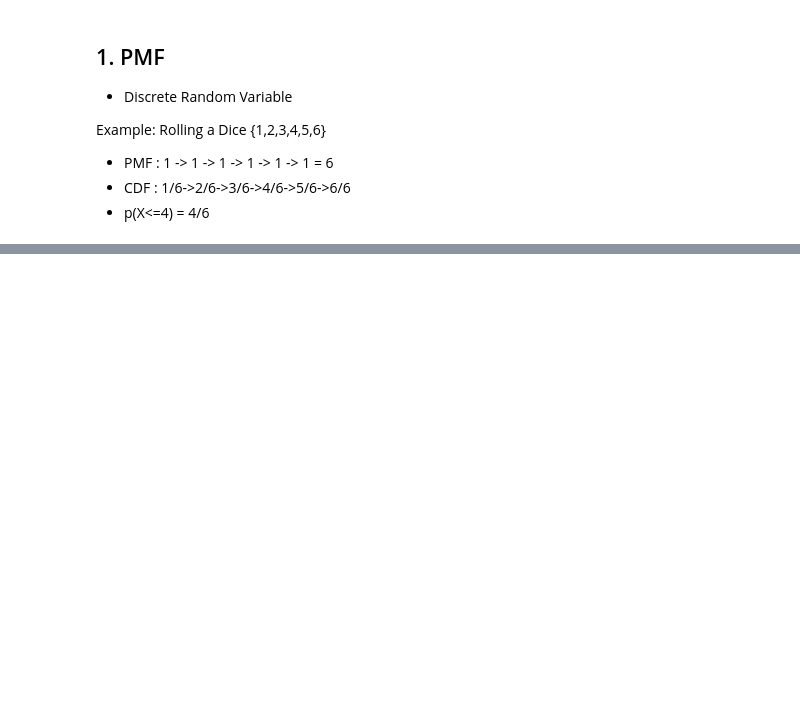
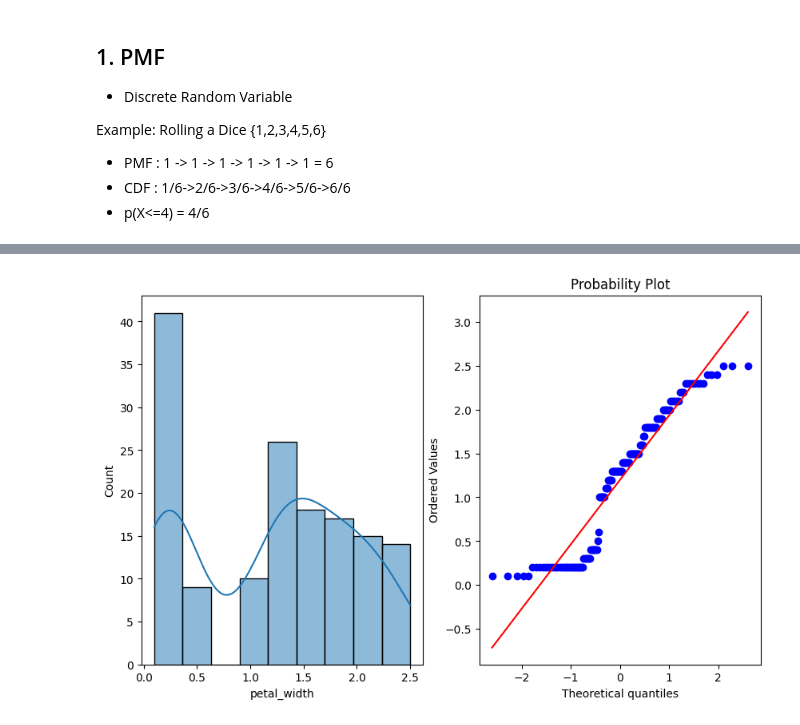
Before and after one commit to Abhijit1102/pwskills_class, a Jupyter notebook: Statistics/3. Skeness, pdf, cdf, PMF.ipynb, the cells around one changed output, grey strips where cells are left out. Cells and saved outputs as stored; diff of their text form; code cells hidden in the pictures; blank space fills up the shorter version.

```diff
--- a/Statistics/3. Skeness, pdf, cdf, PMF.ipynb
+++ b/Statistics/3. Skeness, pdf, cdf, PMF.ipynb
@@ -47,0 +126,4 @@ Example: Rolling a Dice {1,2,3,4,5,6}
+# %%
+plot_data(df,'petal_width')
+# %% [output]
+[figure, added]
```
Also changed, not shown: parts of 15 cells of this notebook.
